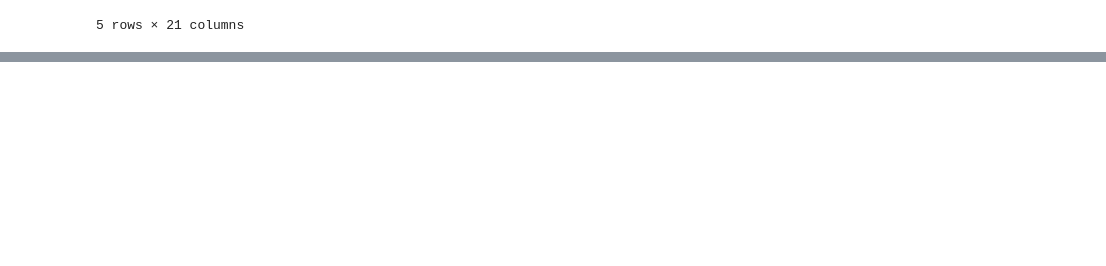
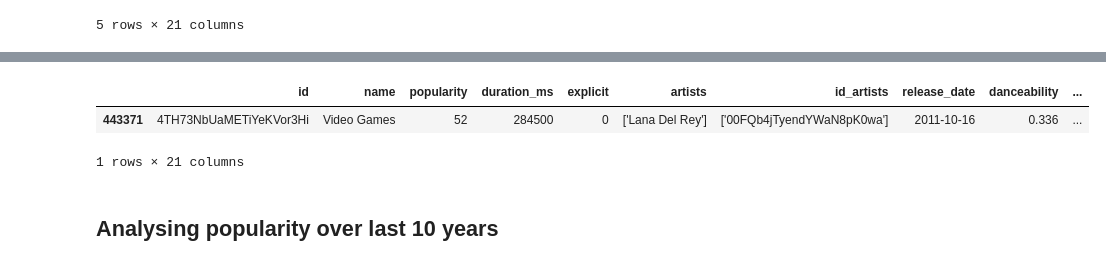
Before and after one commit to dmassonfr/Spotify_hit_predictor, a Jupyter notebook: notebooks/Exploratoy analysis of target.ipynb, the cells around one changed output, grey strips where cells are left out. Drawn from its saved outputs; the diff is of its cells as text; code cells hidden in the pictures; blank space fills up the shorter version.

```diff
--- a/notebooks/Exploratoy analysis of target.ipynb
+++ b/notebooks/Exploratoy analysis of target.ipynb
@@ -94,0 +185,10 @@ print(f' Percentage of popular tracks in 10th sample: {float(len(tracks_10[track
+# %%
+#Checking the year of the last data point of the 8th sample
+
+tracks_8.tail(1)
+# %% [output]
+|  | id | name | popularity | duration_ms | explicit | artists | id_artists | release_date | danceability | ... |
+| 443371 | 4TH73NbUaMETiYeKVor3Hi | Video Games | 52 | 284500 | 0 | ['Lana Del Rey'] | ['00FQb4jTyendYWaN8pK0wa'] | 2011-10-16 | 0.336 | ... |
+1 rows × 21 columns
+# %% [markdown]
+## Analysing popularity over last 10 years
```
Also changed, not shown: parts of 13 cells of this notebook.
